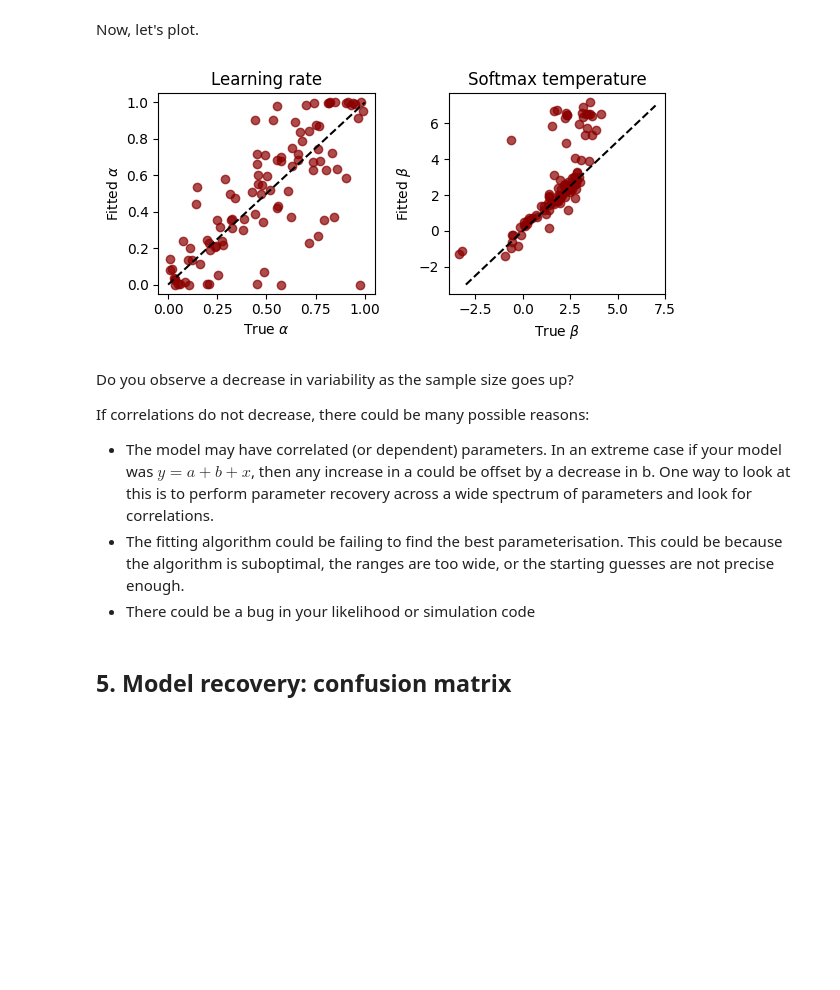
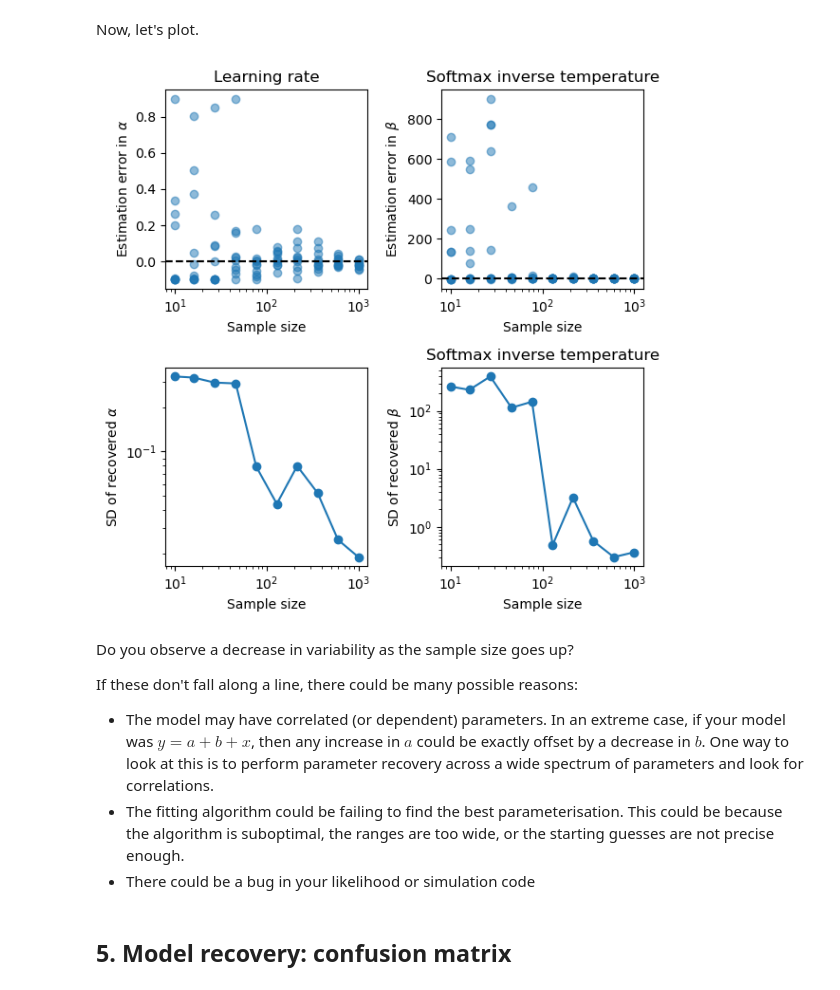
Before and after one commit to yeganeh1212/BAMB2026, a Jupyter notebook: Module2/module2_part1_rl_solutions.ipynb, the cells around one changed output. Saved outputs shown, nothing was run; the diff lists cells and outputs as text; code cells hidden in the pictures; blank space fills up the shorter version.

```diff
--- a/Module2/module2_part1_rl_solutions.ipynb
+++ b/Module2/module2_part1_rl_solutions.ipynb
@@ -385,7 +382,7 @@ def compute_stay_probabilities(actions, rewards):
     """Compute probability of stay given win/lose.
 
     actions: a list of choices/actions (e.g., `a` from `model.simulate()`)
-    rewards: a list of rewards corresponding to those actions (e.g., `r` ffrom `model.simulate()`)
+    rewards: a list of rewards corresponding to those actions (e.g., `r` from `model.simulate()`)
 
     Returns a 2-tuple containing the probability of staying given lose and win
     """
@@ -518,40 +518,42 @@ plt.scatter(sample_size_grid, alpha_errors, alpha=.5)
 plt.axhline(0, color='k', linestyle='--')
 plt.xscale('log')
 plt.xlabel(r'Sample size')
 plt.ylabel(r'Estimation error in $\alpha$')
 
 ax = plt.subplot(2,2,2)
 ax.set_title('Softmax inverse temperature')
 ax.scatter(sample_size_grid, beta_errors, alpha=.5)
 ax.axhline(0, color='k', linestyle='--')
 ax.set_xscale('log')
 ax.set_xlabel(r'Sample size')
 ax.set_ylabel(r'Estimation error in $\beta$')
 
 stdevs_alpha = np.std(recovered_params[:, :, 0], axis=1, ddof=1)
 plt.subplot(2,2,3)
 plt.plot(sample_sizes, stdevs_alpha, 'o-')
 plt.xscale('log')
+plt.yscale('log')
 plt.xlabel(r'Sample size')
 plt.ylabel(r'SD of recovered $\alpha$')
 
 stdevs_beta = np.std(recovered_params[:, :, 1], axis=1, ddof=1)
 ax = plt.subplot(2,2,4)
 ax.set_title('Softmax inverse temperature')
 ax.plot(sample_sizes, stdevs_beta, 'o-')
 ax.set_xscale('log')
+ax.set_yscale('log')
 ax.set_xlabel(r'Sample size')
 ax.set_ylabel(r'SD of recovered $\beta$')
 
 plt.tight_layout()
 # %% [output]
-[figure, old version]
+[figure, new version]
 # %% [markdown]
 Do you observe a decrease in variability as the sample size goes up?
 
-If correlations do not decrease, there could be many possible reasons:
+If these don't fall along a line, there could be many possible reasons:
 
-- The model may have correlated (or dependent) parameters.  In an extreme case if your model was $y = a + b + x$, then any increase in a could be offset by a decrease in b.  One way to look at this is to perform parameter recovery across a wide spectrum of parameters and look for correlations.
+- The model may have correlated (or dependent) parameters.  In an extreme case, if your model was $y = a + b + x$, then any increase in $a$ could be exactly offset by a decrease in $b$.  One way to look at this is to perform parameter recovery across a wide spectrum of parameters and look for correlations.
 - The fitting algorithm could be failing to find the best parameterisation.  This could be because the algorithm is suboptimal, the ranges are too wide, or the starting guesses are not precise enough.
 - There could be a bug in your likelihood or simulation code
 # %% [markdown]
```
Also changed, not shown: parts of 27 cells of this notebook, 1 other file.
